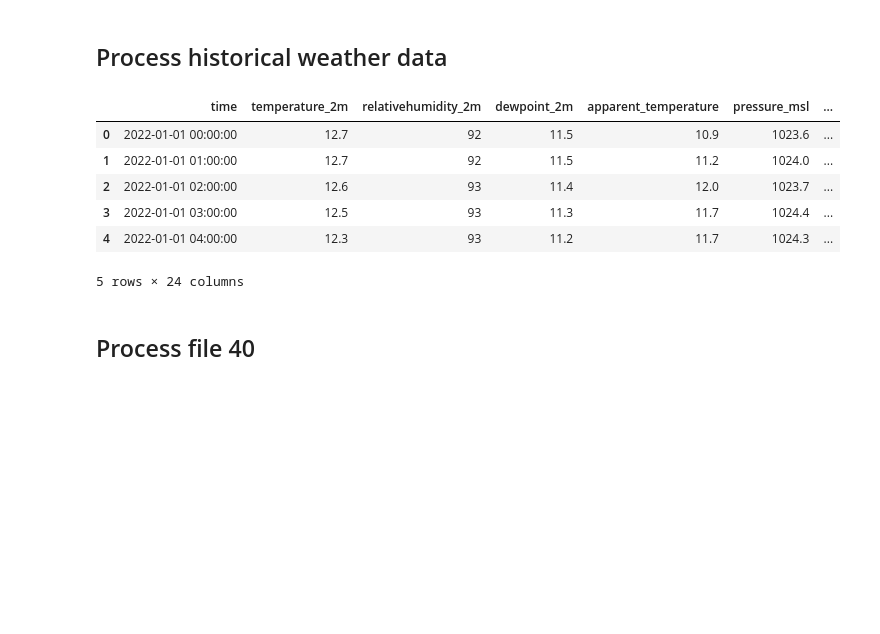
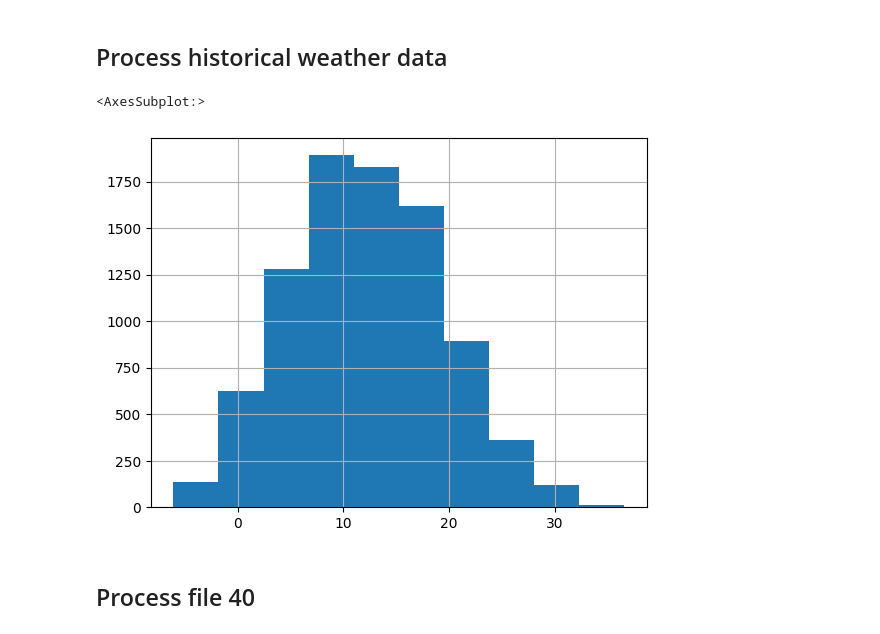
Before and after one commit to aphdinh/MDA_KUL, a Jupyter notebook: notebook/2_scrape_and_process_data.ipynb, the cells around one changed output. Saved outputs shown, nothing was run; the diff lists cells and outputs as text; code cells hidden in the pictures; blank space fills up the shorter version.

```diff
--- a/notebook/2_scrape_and_process_data.ipynb
+++ b/notebook/2_scrape_and_process_data.ipynb
@@ -219,13 +217,8 @@ weather_data.to_csv("processed_weather_data_leuven")
-# %%
-weather_data.head(5)
-# %% [output]
-|  | time | temperature_2m | relativehumidity_2m | dewpoint_2m | apparent_temperature | pressure_msl | ... |
-| 0 | 2022-01-01 00:00:00 | 12.7 | 92 | 11.5 | 10.9 | 1023.6 | ... |
-| 1 | 2022-01-01 01:00:00 | 12.7 | 92 | 11.5 | 11.2 | 1024.0 | ... |
-| 2 | 2022-01-01 02:00:00 | 12.6 | 93 | 11.4 | 12.0 | 1023.7 | ... |
-| 3 | 2022-01-01 03:00:00 | 12.5 | 93 | 11.3 | 11.7 | 1024.4 | ... |
-| 4 | 2022-01-01 04:00:00 | 12.3 | 93 | 11.2 | 11.7 | 1024.3 | ... |
-5 rows × 24 columns
+# %%
+weather_data["temperature_2m"].hist()
+# %% [output]
+<AxesSubplot:>
+[figure, added]
 # %% [markdown]
 ## Process file 40
 # %%
```
Also changed, not shown: parts of 10 cells of this notebook.
